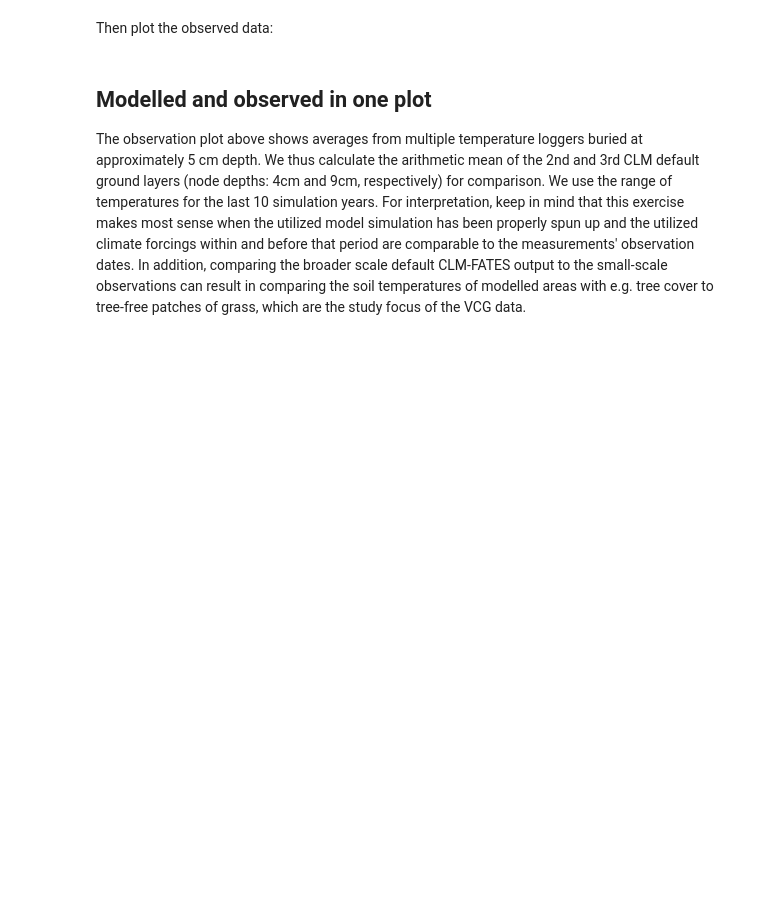
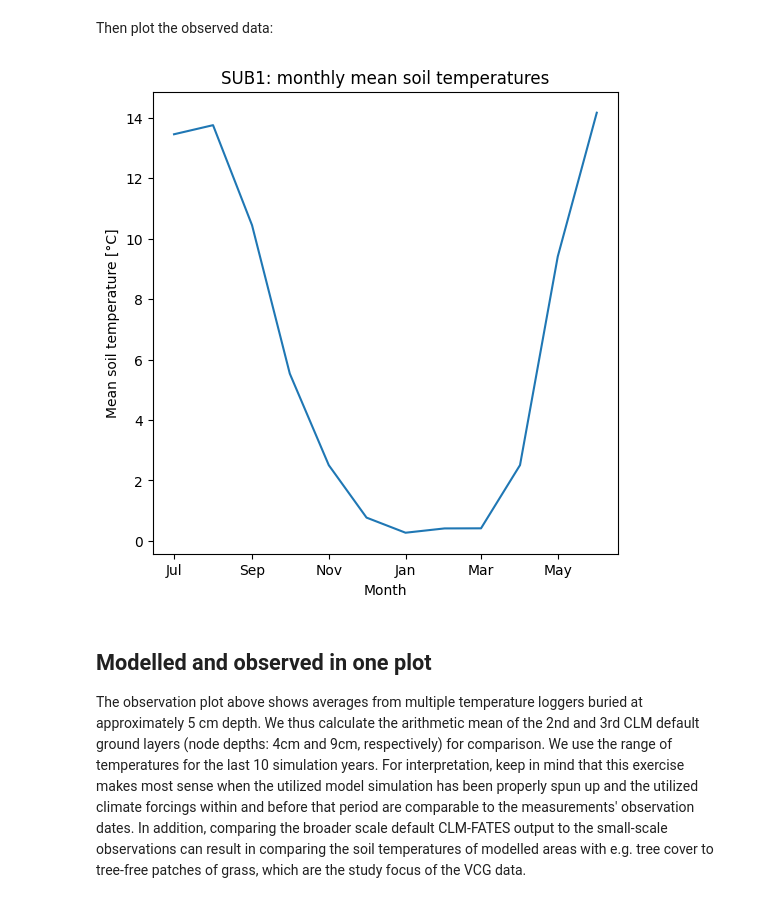
Before and after one commit to NorESMhub/noresm-land-sites-platform, a Jupyter notebook: notebooks/model_output_analysis/compare_model_to_vcg_obs_example.ipynb, the cells around one changed output. Cells and saved outputs as stored; diff of their text form; code cells hidden in the pictures; blank space fills up the shorter version.

```diff
--- a/notebooks/model_output_analysis/compare_model_to_vcg_obs_example.ipynb
+++ b/notebooks/model_output_analysis/compare_model_to_vcg_obs_example.ipynb
@@ -45,14 +60,17 @@ Specify your model experiment case name and site name:
 # %%
 # Add the full case name in quotation marks here! E.g.: "5994e825658b853b95d61feccffd18ad_bor1-1000y"
-case_name = "5994e825658b853b95d61feccffd18ad_bor1-1000y"
+case_id = "8eee62b13ed6c7b49b39e2ba02120d9d_sub1-10years"
 
 # Enter the case ID (aka. short site code, see table above) in quotation marks here! E.g.: "BOR1".
 # ATTENTION! This is case sensitive and important to find the right folder paths: use the correct capitalization of letters!
-case_id = "BOR1"
+site_code = "SUB1"
+# If you are unsure about the site code, you can try to uncomment the next two lines instead
+#import glob
+#site_code = Path(glob.glob(f"../../data/{case_id}/domain*.nc")[0]).name.split("_")[2]
 
 # Path to the case's land archive output, i.e. the folder containing the `.nc` file(s) you want to analyse.
 # Only change this line if you renamed/moved the folder or moved files from the default location!
-output_data_path = Path(f"../../cases/{case_name}/archive/lnd/")
+output_data_path = Path(f"../../cases/{case_id}/archive/lnd/")
 # %% [markdown]
 ### Enter the name(s) of the output file(s)
 **<span style="color:red">Attention!</span> By default, the model produces many seperate output files (one per month). The following code assumes you have already concatenated them using the [combine_nc_files.ipynb](../../notebooks/combine_nc_files.ipynb) notebook.**
@@ -156,5 +212,5 @@ with open(Path("./dicts/vestland_climate_grid.json"), 'r', encoding='utf-8') as
     vcg_site_dict = json.load(vcg_site_json).get("sites")
 # %%
 # Subset soil temperatures for utilized site
-mysite_soil_temp_obs_df = vcg_soil_temp_obs_df[vcg_soil_temp_obs_df["siteID"] == vcg_site_dict[case_id]['osf_csv_name']]
+mysite_soil_temp_obs_df = vcg_soil_temp_obs_df[vcg_soil_temp_obs_df["siteID"] == vcg_site_dict[site_code]['osf_csv_name']]
 mysite_soil_temp_obs_df.head()
@@ -187,16 +282,18 @@ Then plot the observed data:
 # %%
 # Plot for quick visualization
 import matplotlib.dates as mdates
 
 fig, ax = plt.subplots(figsize=(6, 6))
 
 ax.plot(monthly_mean_df['date_dt'],
         monthly_mean_df['soiltemperature']
        )
-ax.set_title(f"{case_id}: monthly mean soil temperatures")
+ax.set_title(f"{site_code}: monthly mean soil temperatures")
 ax.set_xlabel("Month")
-ax.set_ylabel("Mean soil temperature [C]")
+ax.set_ylabel("Mean soil temperature [°C]")
 ax.xaxis.set_major_formatter(mdates.DateFormatter('%b'))
+# %% [output]
+[figure, added]
 # %% [markdown]
 ## Modelled and observed in one plot
 The observation plot above shows averages from multiple temperature loggers buried at approximately 5 cm depth. We thus calculate the arithmetic mean of the 2nd and 3rd CLM default ground layers (node depths: 4cm and 9cm, respectively) for comparison. We use the range of temperatures for the last 10 simulation years. For interpretation, keep in mind that this exercise makes most sense when the utilized model simulation has been properly spun up and the utilized climate forcings within and before that period are comparable to the measurements' observation dates. In addition, comparing the broader scale default CLM-FATES output to the small-scale observations can result in comparing the soil temperatures of modelled areas with e.g. tree cover to tree-free patches of grass, which are the study focus of the VCG data.
```
Also changed, not shown: parts of 15 cells of this notebook, 4 other files.
